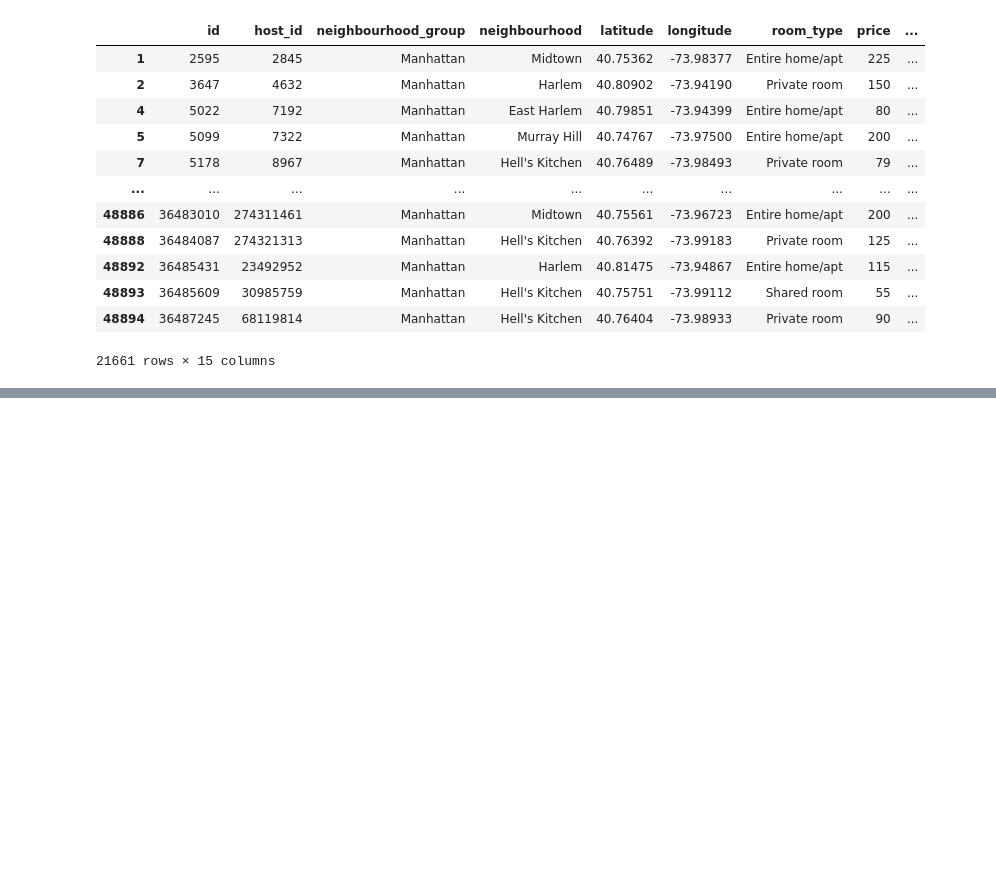
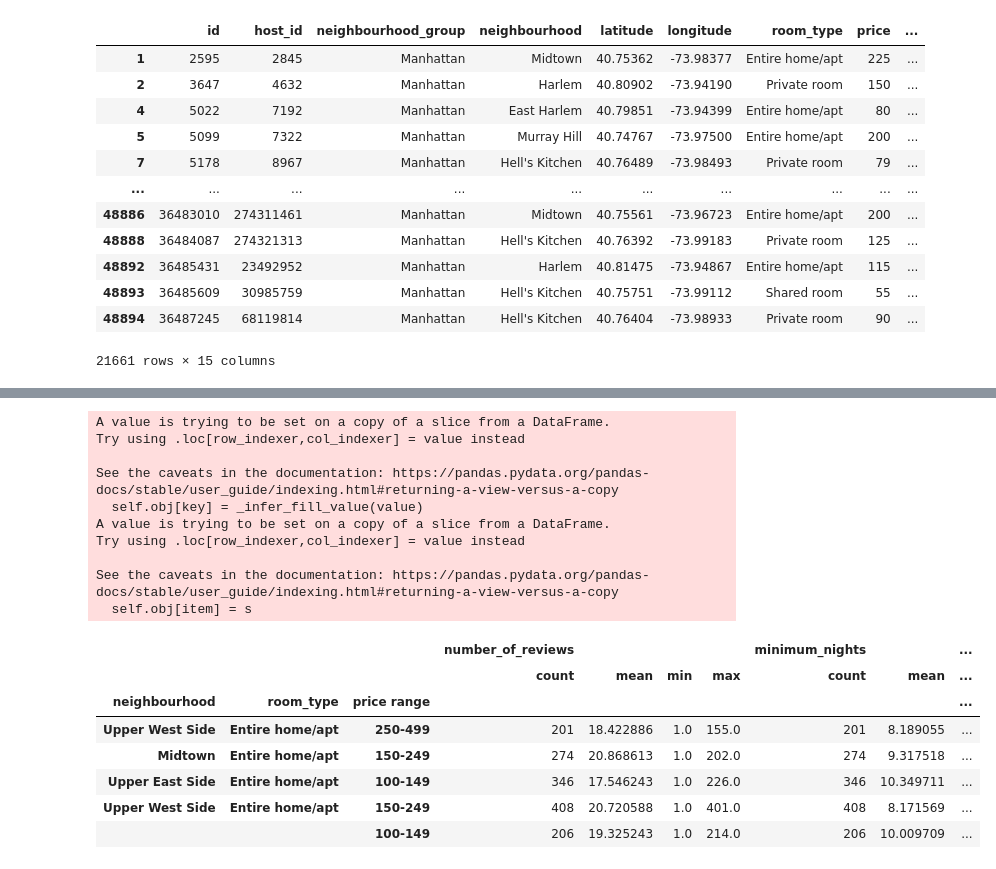
Before and after one commit to alexturkmen/Airbnb-New-York-Renterpreneurs, a Jupyter notebook: Manhattan.ipynb, the cells around one changed output, grey strips where cells are left out. Cells and saved outputs as stored; diff of their text form; code cells hidden in the pictures; blank space fills up the shorter version.

```diff
--- a/Manhattan.ipynb
+++ b/Manhattan.ipynb
@@ -617,0 +225,39 @@ Looking for crime rate in index no:47410 | Highbridge | Bronx
+# %%
+neighbourhood_by_price = neighbourhood_by_count.head(25)
+
+neighbourhood_by_price.loc[:, 'worth_per_stay'] = neighbourhood_by_price.loc[:, ('minimum_nights', 'mean')] * neighbourhood_by_price.loc[:, ('min_price_to_stay', 'mean')]
+
+neighbourhood_by_price.loc[:, 'Room Type'] = ''
+
+for i in range(len(neighbourhood_by_price)):
+    neighbourhood_by_price.iloc[i, 13] = neighbourhood_by_price.index[i][1]
+
+
+for i in range(len(neighbourhood_by_price)):
+    if neighbourhood_by_price.iloc[i, 13] == 'Private room':
+        neighbourhood_by_price.iloc[i, 12] = neighbourhood_by_price.iloc[i, 5] * neighbourhood_by_price.iloc[i, 9]  * 2
+
+neighbourhood_by_price = neighbourhood_by_price.sort_values(by='worth_per_stay', ascending=False)
+
+del neighbourhood_by_price['Room Type']
+
+neighbourhood_by_price.head()
+# %% [output]
+A value is trying to be set on a copy of a slice from a DataFrame.
+Try using .loc[row_indexer,col_indexer] = value instead
+
+See the caveats in the documentation: https://pandas.pydata.org/pandas-docs/stable/user_guide/indexing.html#returning-a-view-versus-a-copy
+  self.obj[key] = _infer_fill_value(value)
+A value is trying to be set on a copy of a slice from a DataFrame.
+Try using .loc[row_indexer,col_indexer] = value instead
+
+See the caveats in the documentation: https://pandas.pydata.org/pandas-docs/stable/user_guide/indexing.html#returning-a-view-versus-a-copy
+  self.obj[item] = s
+|  |  |  | number_of_reviews |  |  |  | minimum_nights |  | ... |
+|  |  |  | count | mean | min | max | count | mean | ... |
+| neighbourhood | room_type | price range |  |  |  |  |  |  | ... |
+| Upper West Side | Entire home/apt | 250-499 | 201 | 18.422886 | 1.0 | 155.0 | 201 | 8.189055 | ... |
+| Midtown | Entire home/apt | 150-249 | 274 | 20.868613 | 1.0 | 202.0 | 274 | 9.317518 | ... |
+| Upper East Side | Entire home/apt | 100-149 | 346 | 17.546243 | 1.0 | 226.0 | 346 | 10.349711 | ... |
+| Upper West Side | Entire home/apt | 150-249 | 408 | 20.720588 | 1.0 | 401.0 | 408 | 8.171569 | ... |
+|  |  | 100-149 | 206 | 19.325243 | 1.0 | 214.0 | 206 | 10.009709 | ... |
```
Also changed, not shown: parts of 48 cells of this notebook.
